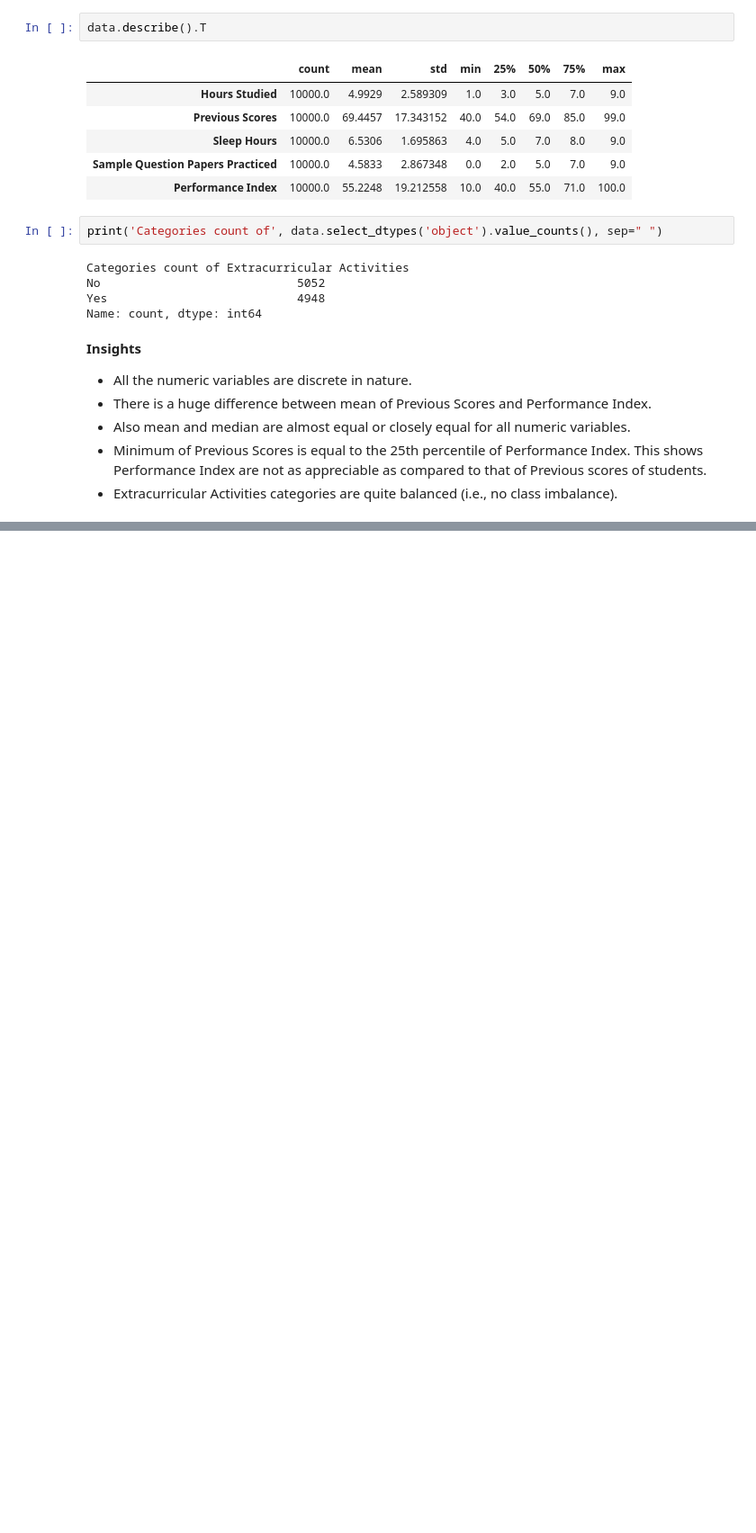
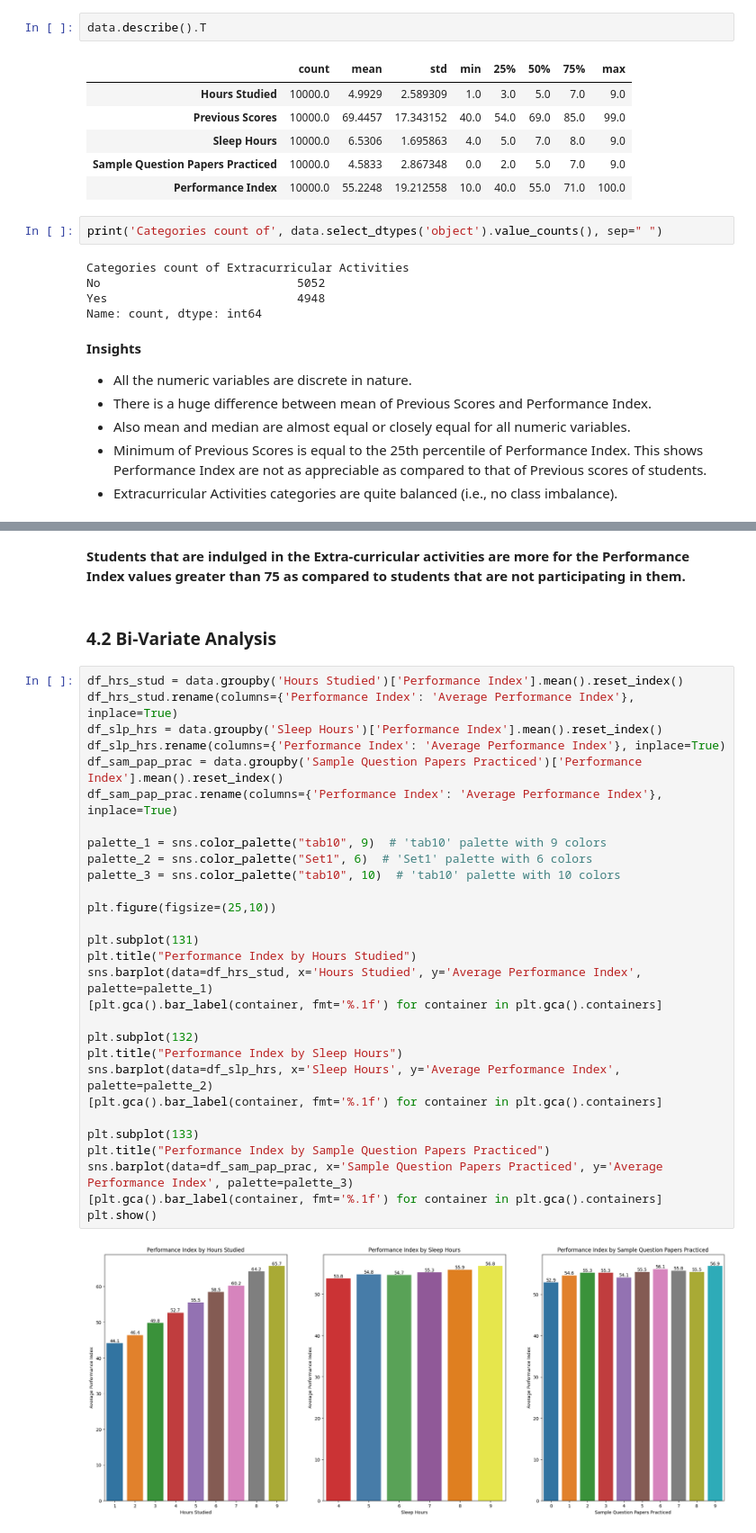
Before and after one commit to Manish-Singh12/mlproject_1, a Jupyter notebook: notebook/EDA.ipynb, the cells around one changed output, grey strips where cells are left out. Shown at 90% size. Drawn from its saved outputs; the diff is of its cells as text; blank space fills up the shorter version.

```diff
--- a/notebook/EDA.ipynb
+++ b/notebook/EDA.ipynb
@@ -170,0 +184,35 @@ Name: count, dtype: int64
+# %% [markdown]
+**Students that are indulged in the Extra-curricular activities are more for the Performance Index values greater than 75 as compared to students that are not participating in them.**
+# %% [markdown]
+### 4.2 Bi-Variate Analysis
+# %%
+df_hrs_stud = data.groupby('Hours Studied')['Performance Index'].mean().reset_index()
+df_hrs_stud.rename(columns={'Performance Index': 'Average Performance Index'}, inplace=True)
+df_slp_hrs = data.groupby('Sleep Hours')['Performance Index'].mean().reset_index()
+df_slp_hrs.rename(columns={'Performance Index': 'Average Performance Index'}, inplace=True)
+df_sam_pap_prac = data.groupby('Sample Question Papers Practiced')['Performance Index'].mean().reset_index()
+df_sam_pap_prac.rename(columns={'Performance Index': 'Average Performance Index'}, inplace=True)
+
+palette_1 = sns.color_palette("tab10", 9)  # 'tab10' palette with 9 colors
+palette_2 = sns.color_palette("Set1", 6)  # 'Set1' palette with 6 colors
+palette_3 = sns.color_palette("tab10", 10)  # 'tab10' palette with 10 colors
+
+plt.figure(figsize=(25,10))
+
+plt.subplot(131)
+plt.title("Performance Index by Hours Studied")
+sns.barplot(data=df_hrs_stud, x='Hours Studied', y='Average Performance Index', palette=palette_1)
+[plt.gca().bar_label(container, fmt='%.1f') for container in plt.gca().containers]
+
+plt.subplot(132)
+plt.title("Performance Index by Sleep Hours")
+sns.barplot(data=df_slp_hrs, x='Sleep Hours', y='Average Performance Index', palette=palette_2)
+[plt.gca().bar_label(container, fmt='%.1f') for container in plt.gca().containers]
+
+plt.subplot(133)
+plt.title("Performance Index by Sample Question Papers Practiced")
+sns.barplot(data=df_sam_pap_prac, x='Sample Question Papers Practiced', y='Average Performance Index', palette=palette_3)
+[plt.gca().bar_label(container, fmt='%.1f') for container in plt.gca().containers]
+plt.show()
+# %% [output]
+[figure, added]
```
Also changed, not shown: parts of 17 cells of this notebook, 2 other files.
